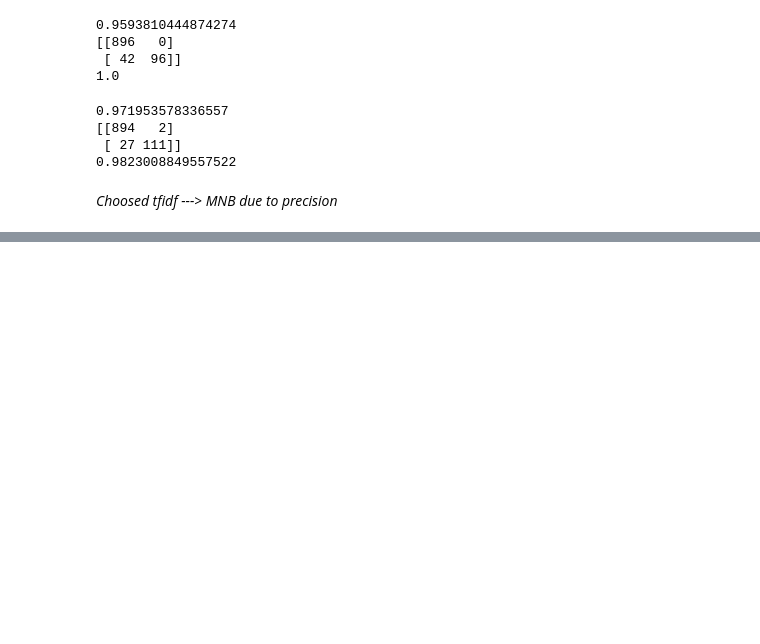
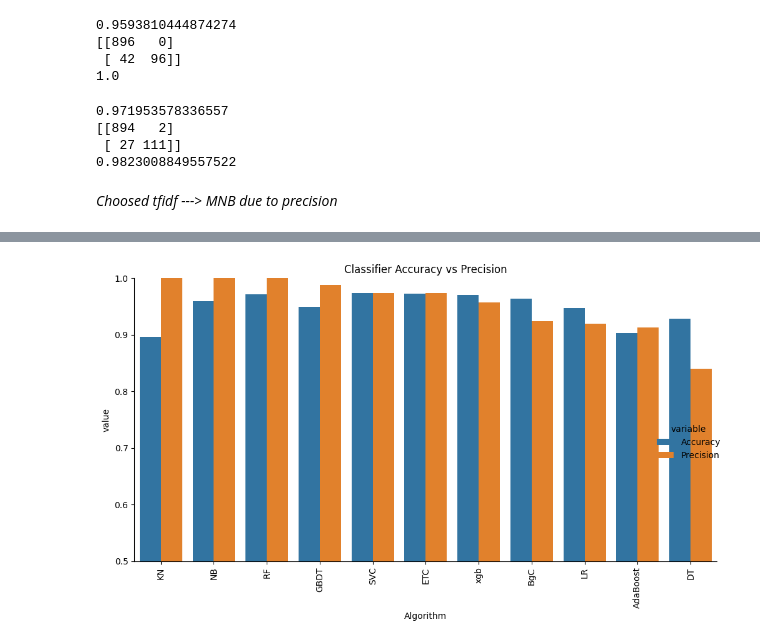
Before and after one commit to ebadmomin/sms-spam-detection, a Jupyter notebook: spam-detection.ipynb, the cells around one changed output, grey strips where cells are left out. Drawn from its saved outputs; the diff is of its cells as text; code cells hidden in the pictures; blank space fills up the shorter version.

```diff
--- a/spam-detection.ipynb
+++ b/spam-detection.ipynb
@@ -452,0 +508,2 @@ print(precision_score(y_test, y_pred3))
+# %%
+train_classifier(svc, X_train, X_test, y_train, y_test)
@@ -452,0 +512,15 @@ print(precision_score(y_test, y_pred3))
+# %%
+# Train and evaluate all classifiers
+accuracy_scores = []
+precision_scores = []
+
+for name, clf in clfs.items():
+
+    current_accuracy, current_precision = train_classifier(clf, X_train, X_test, y_train, y_test)
+
+    print("For", name)
+    print("Accuracy:", current_accuracy)
+    print("Precision:", current_precision)
+
+    accuracy_scores.append(current_accuracy)
+    precision_scores.append(current_precision)
@@ -452,0 +545,7 @@ print(precision_score(y_test, y_pred3))
+# %%
+# Create a DataFrame to store the performance of each classifier
+performance_df = pd.DataFrame({
+    'Algorithm': list(clfs.keys()),
+    'Accuracy': accuracy_scores,
+    'Precision': precision_scores
+}).sort_values('Precision', ascending=False)
@@ -452,0 +567,20 @@ print(precision_score(y_test, y_pred3))
+# %%
+performance_long = pd.melt(performance_df, id_vars=['Algorithm'], value_vars=['Accuracy', 'Precision'])
+# %%
+sns.catplot(
+    x='Algorithm',
+    y='value',
+    hue='variable',
+    data=performance_long,
+    kind='bar',
+    height=6,
+    aspect=1.5
+)
+
+plt.ylim(0.5, 1.0)
+plt.xticks(rotation='vertical')
+plt.title("Classifier Accuracy vs Precision")
+plt.tight_layout()
+plt.show()
+# %% [output]
+[figure, added]
```
Also changed, not shown: parts of 15 cells of this notebook.
